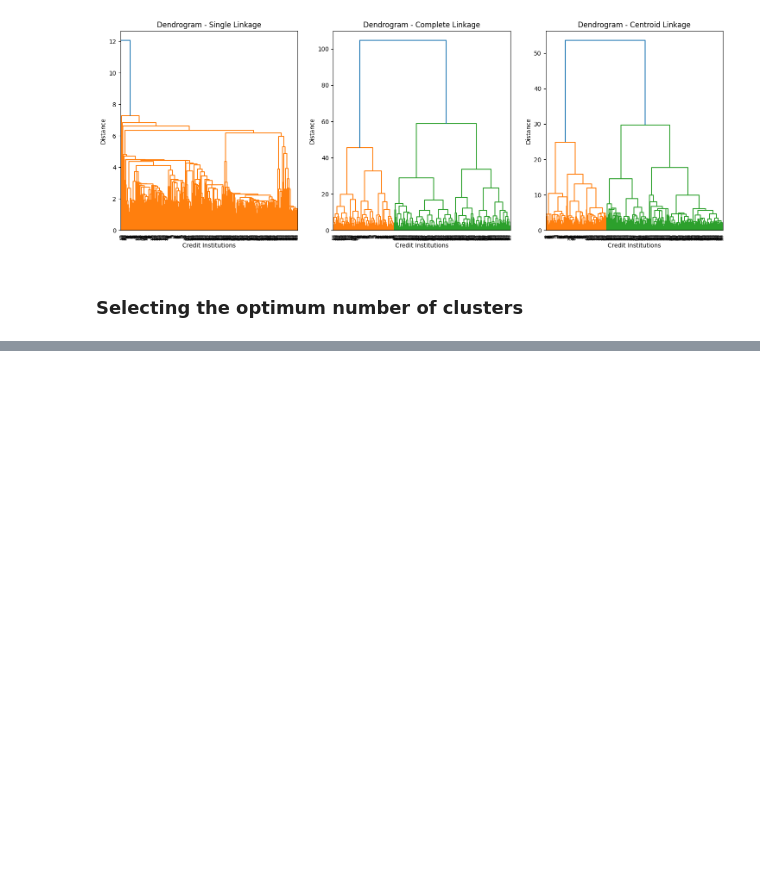
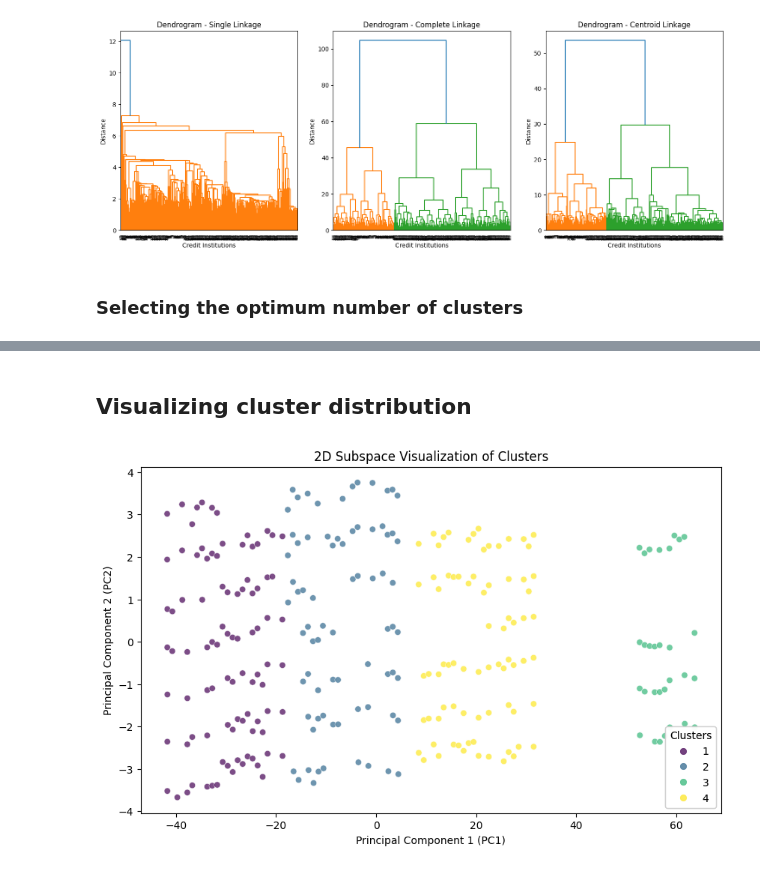
Before and after one commit to isamuelpatrick/BankingInsights-UEMOA, a Jupyter notebook: Bank clustering.ipynb, the cells around one changed output, grey strips where cells are left out. Saved outputs shown, nothing was run; the diff lists cells and outputs as text; code cells hidden in the pictures; blank space fills up the shorter version.

```diff
--- a/Bank clustering.ipynb
+++ b/Bank clustering.ipynb
@@ -561,0 +557,34 @@ ModuleNotFoundError: No module named 'gap_statistic'
+# %% [markdown]
+## Visualizing cluster distribution
+# %%
+from sklearn.decomposition import PCA
+
+# Assuming 'data' is your standardized data
+pca = PCA(n_components=2)
+pca_result = pca.fit_transform(data)
+
+# Specify the desired number of clusters
+desired_num_clusters = 4
+
+# Determine clusters based on the specified number
+clusters = fcluster(linkage_matrix, t=desired_num_clusters, criterion='maxclust')
+
+# Create a DataFrame with PCA results and cluster labels
+pca_df = pd.DataFrame(data=pca_result, columns=['PC1', 'PC2'])
+pca_df['Cluster'] = clusters
+
+# Plotting the 2D subspace with clusters
+plt.figure(figsize=(10, 6))
+scatter = plt.scatter(x='PC1', y='PC2', c='Cluster', data=pca_df, cmap='viridis', alpha=0.7, edgecolors='w', linewidths=0.5)
+
+# Adding legend
+legend = plt.legend(*scatter.legend_elements(), title='Clusters')
+plt.gca().add_artist(legend)
+
+# Adding labels and title
+plt.xlabel('Principal Component 1 (PC1)')
+plt.ylabel('Principal Component 2 (PC2)')
+plt.title('2D Subspace Visualization of Clusters')
+plt.show()
+# %% [output]
+[figure, added]
```
Also changed, not shown: parts of 8 cells of this notebook.
